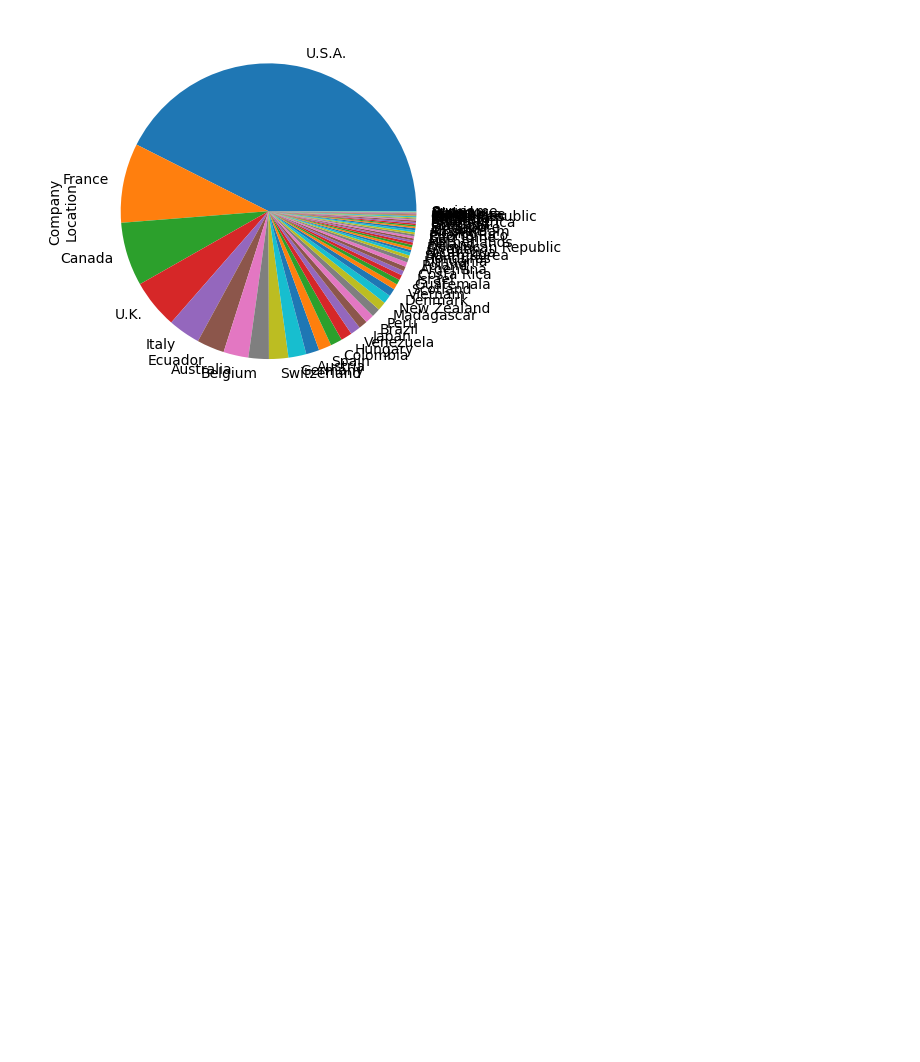
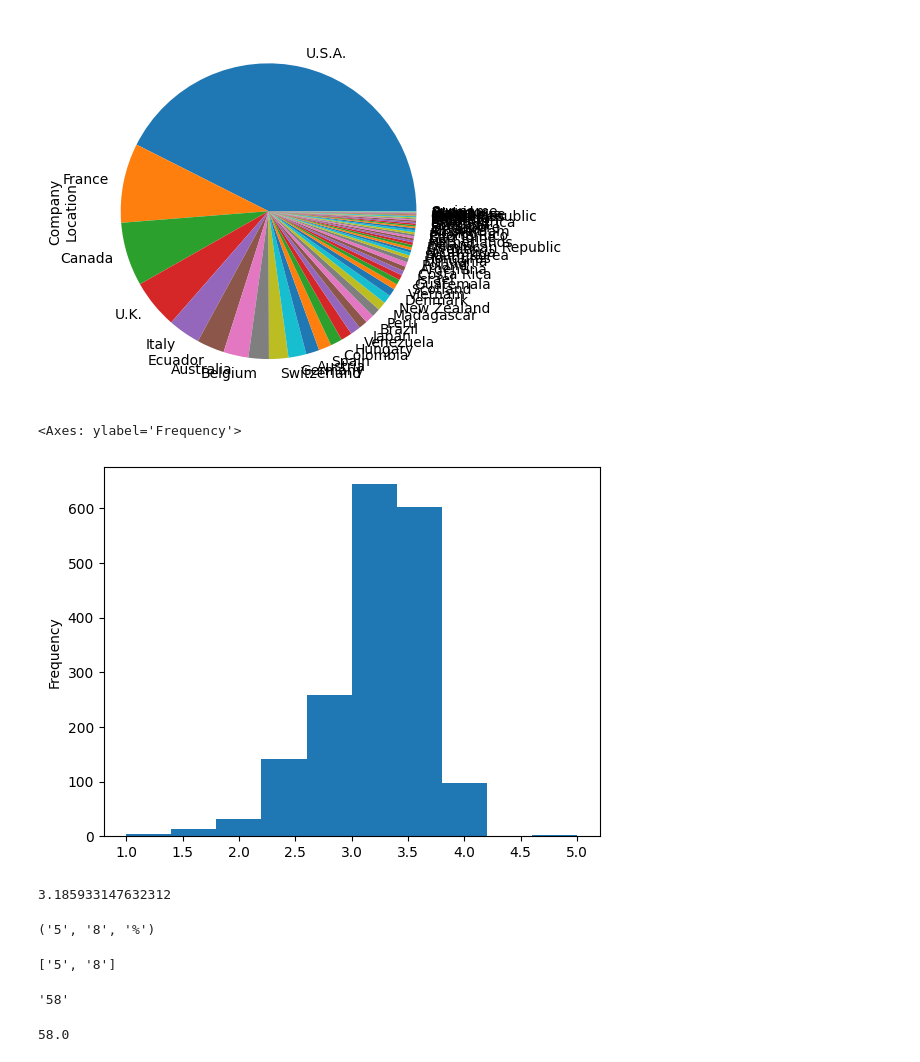
Before and after one commit to tigranvartanyan/popytka1, a Jupyter notebook: Untitled4.ipynb, the cells around one changed output. Saved outputs shown, nothing was run; the diff lists cells and outputs as text; code cells hidden in the pictures; blank space fills up the shorter version.

```diff
--- a/Untitled4.ipynb
+++ b/Untitled4.ipynb
@@ -377,3 +377,34 @@ BLocation.value_counts().plot(kind='pie')
 # %% [output]
 <Axes: ylabel='Company\nLocation'>
 [figure]
+# %%
+B['Rating'].plot.hist()
+# %% [output]
+<Axes: ylabel='Frequency'>
+[figure, added]
+# %%
+B['Rating'].mean(0)
+# %% [output]
+3.185933147632312
+# %%
+T3 = tuple('58%')
+T3
+# %% [output]
+('5', '8', '%')
+# %%
+T2 = [T3[0],T3[1]]
+T2
+# %% [output]
+['5', '8']
+# %%
+T1 = T2[0]+T2[1]
+T1
+# %% [output]
+'58'
+# %%
+T = float(T1)
+T
+type(T)
+T
+# %% [output]
+58.0
```
